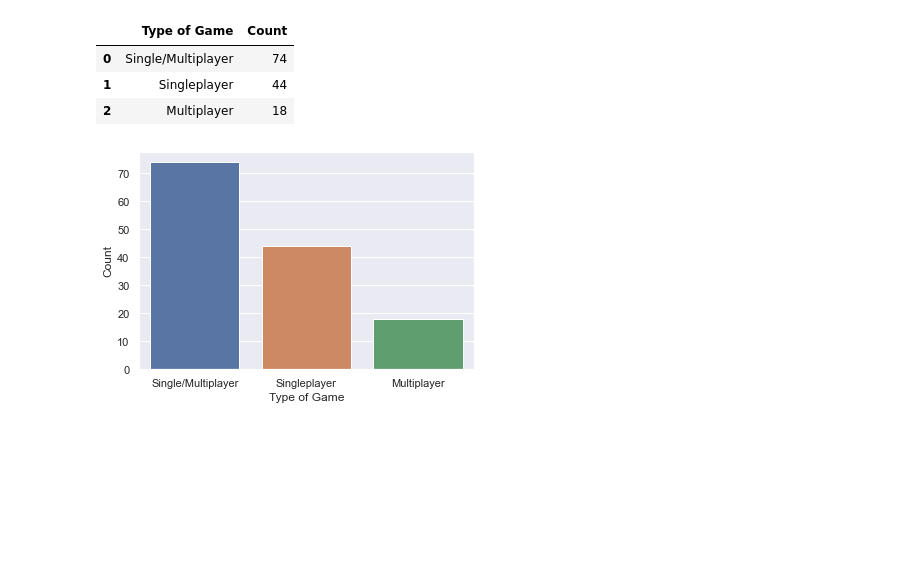
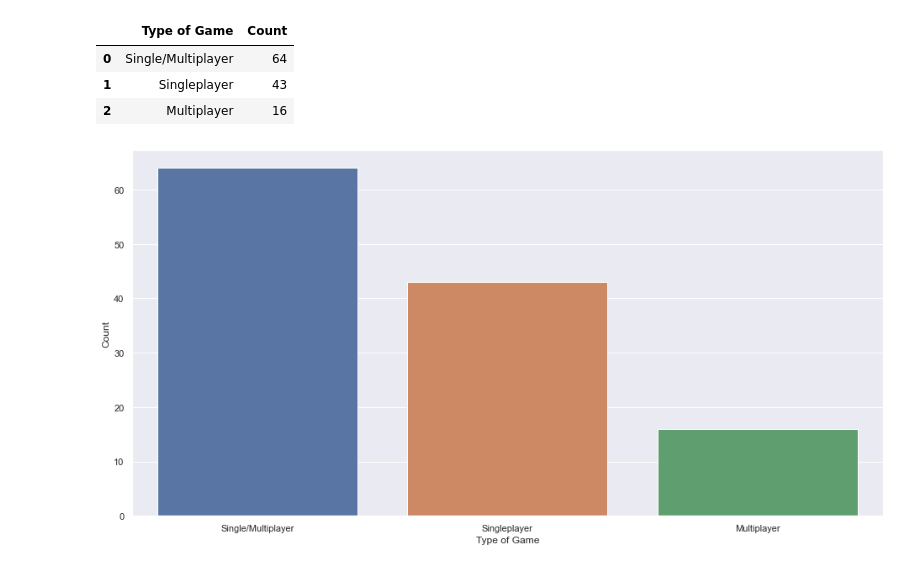
Before and after one commit to pyaepyaelily/videoGame, a Jupyter notebook: Multi_Single_Justin.ipynb, the cells around one changed output. Saved outputs shown, nothing was run; the diff lists cells and outputs as text; code cells hidden in the pictures; blank space fills up the shorter version.

```diff
--- a/Multi_Single_Justin.ipynb
+++ b/Multi_Single_Justin.ipynb
@@ -77,5 +62,5 @@ steamGames
 # %%
 # Creating dataframe for title and game details
-tags = pd.DataFrame(steamGames[['title','game_details']])
+tags = pd.DataFrame(steamData[['title','categories','positive_ratings']])
 tags
 # %% [output]
@@ -95,5 +80,5 @@ tags
 # %%
-# Filtering out games in both tags and steamCombinedReviews
+# Sorting the games  tags and steamCombinedReviews
 match_title = tags.title.isin(steamCombinedReviews.title)
 steamUniqueTitle = tags[match_title]
 steamUniqueTitle = steamUniqueTitle.drop_duplicates(['title'])
@@ -102,5 +87,6 @@ steamUniqueTitle = steamUniqueTitle.reset_index(drop=True)
 nan_value = float("NaN")
 steamUniqueTitle.replace("", nan_value, inplace=True)
 steamUniqueTitle.dropna(subset = ["title"], inplace=True)
+steamUniqueTitle = steamUniqueTitle.rename(columns={"categories":"game_details"})
 steamUniqueTitle
 # %% [output]
@@ -180,5 +167,11 @@ only_multi
 # %%
 # Filtering games with single player
 single = steamUniqueTitle[steamUniqueTitle['game_details'].str.contains('Single-player', regex = False)]
+
+
+nan_value = float("NaN")
+single.replace("", nan_value, inplace=True)
+single.dropna(subset = ["title"], inplace=True)
+single.reset_index(level = 0, inplace = True)
 single
 # %% [output]
@@ -198,6 +199,7 @@ single
 # %%
 # Solely singleplayer games
 only_single1 = single[~single.game_details.str.contains("Multi-player")]
-only_single = only_single1[~only_single1.game_details.str.contains("Online Multi-Player")]
-only_single.head(13)
+only_single = pd.DataFrame(only_single1[~only_single1.game_details.str.contains("Online Multi-Player")])
+only_single.reset_index(level = 0, inplace = True)
+only_single
 # %% [output]
@@ -243,16 +248,16 @@ multi_single
 # %%
 # Ploting bar graph for each type of game
 data = [['Single/Multiplayer', len(multi_single)],['Singleplayer', len(only_single)],
         ['Multiplayer', len(only_multi)]]
 gamesGraph = pd.DataFrame(data, columns = ['Type of Game', 'Count'])
 
-f, axes = plt.subplots(figsize = [6,4])
+f, axes = plt.subplots(figsize = [16,8])
 sb.barplot(x = 'Type of Game', y = 'Count', data = gamesGraph)
 
 gamesGraph
 # %% [output]
 |  | Type of Game | Count |
-| 0 | Single/Multiplayer | 74 |
-| 1 | Singleplayer | 44 |
-| 2 | Multiplayer | 18 |
+| 0 | Single/Multiplayer | 64 |
+| 1 | Singleplayer | 43 |
+| 2 | Multiplayer | 16 |
-[figure, old version]
+[figure, new version]
```
Also changed, not shown: parts of 16 cells of this notebook.
